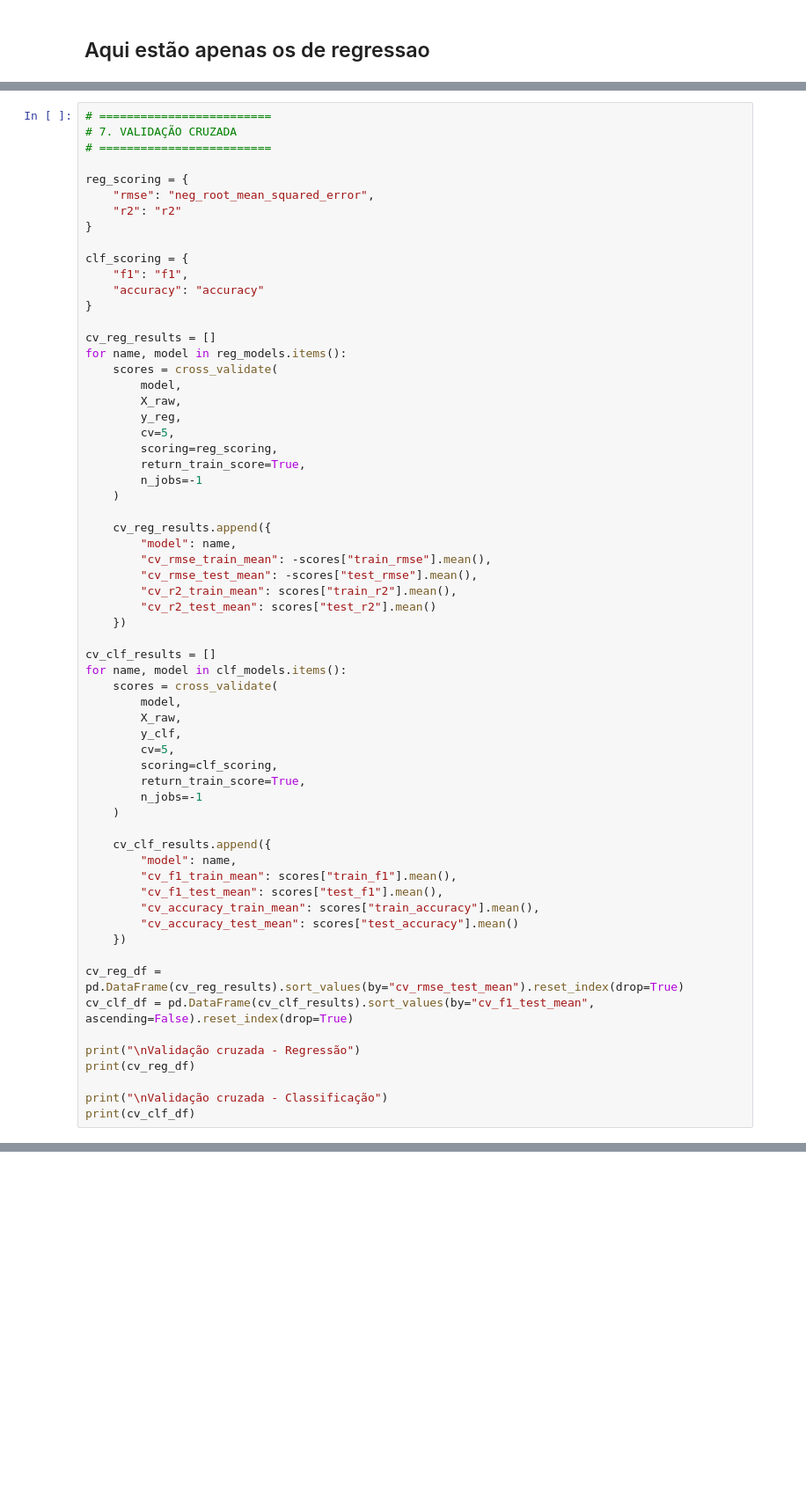
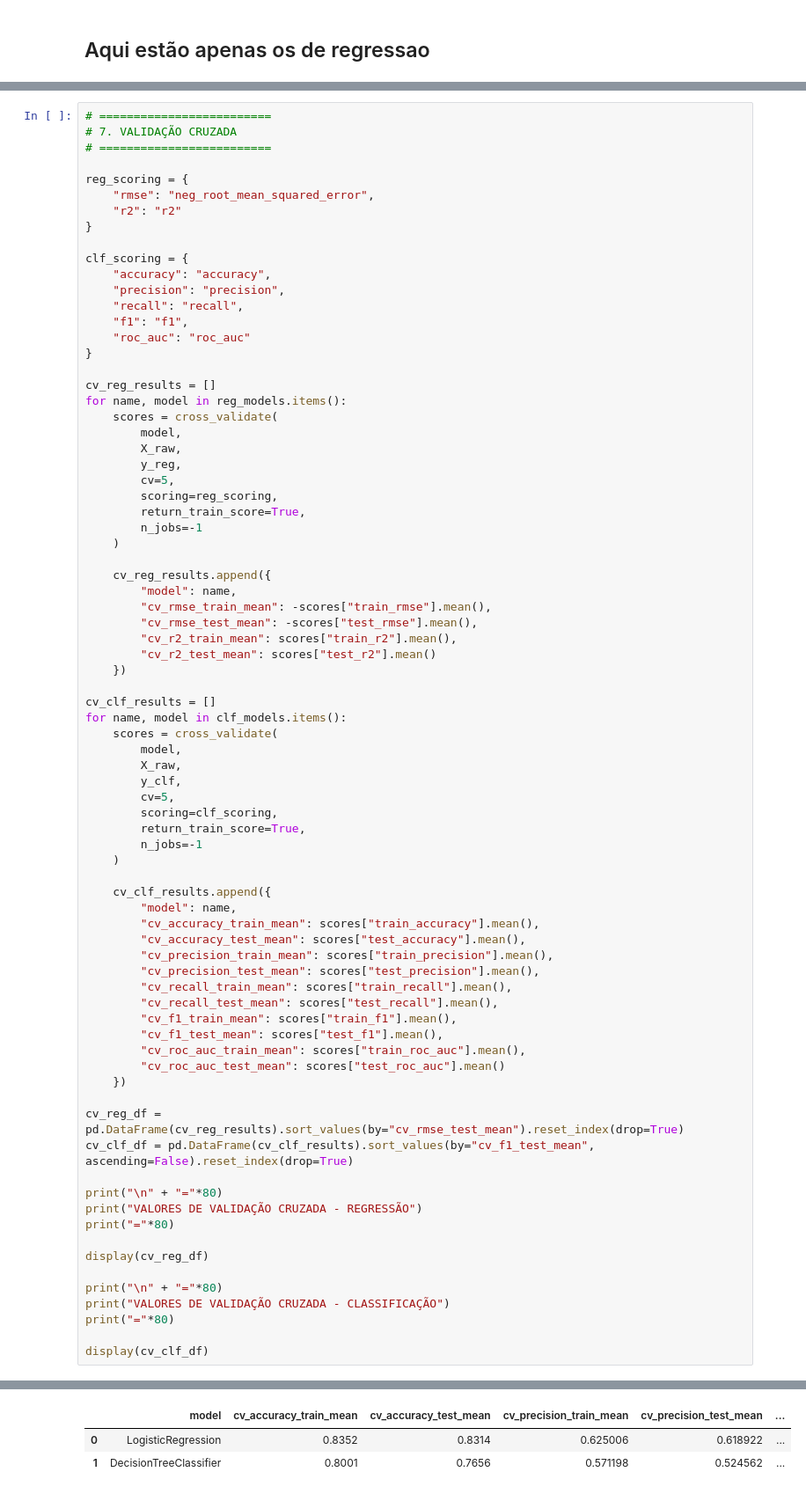
Before and after one commit to gcsoares24/uni-machine-learning-fundamentals, a Jupyter notebook: paraTestes.ipynb, the cells around one changed output, grey strips where cells are left out. Shown at 88% size. Saved outputs shown, nothing was run; the diff lists cells and outputs as text; blank space fills up the shorter version.

```diff
--- a/paraTestes.ipynb
+++ b/paraTestes.ipynb
@@ -912,8 +976,11 @@ reg_scoring = {
 }
 
 clf_scoring = {
+    "accuracy": "accuracy",
+    "precision": "precision",
+    "recall": "recall",
     "f1": "f1",
-    "accuracy": "accuracy"
+    "roc_auc": "roc_auc"
 }
 
 cv_reg_results = []
@@ -950,17 +1017,30 @@ for name, model in clf_models.items():
 
     cv_clf_results.append({
         "model": name,
+        "cv_accuracy_train_mean": scores["train_accuracy"].mean(),
+        "cv_accuracy_test_mean": scores["test_accuracy"].mean(),
+        "cv_precision_train_mean": scores["train_precision"].mean(),
+        "cv_precision_test_mean": scores["test_precision"].mean(),
+        "cv_recall_train_mean": scores["train_recall"].mean(),
+        "cv_recall_test_mean": scores["test_recall"].mean(),
         "cv_f1_train_mean": scores["train_f1"].mean(),
         "cv_f1_test_mean": scores["test_f1"].mean(),
-        "cv_accuracy_train_mean": scores["train_accuracy"].mean(),
-        "cv_accuracy_test_mean": scores["test_accuracy"].mean()
+        "cv_roc_auc_train_mean": scores["train_roc_auc"].mean(),
+        "cv_roc_auc_test_mean": scores["test_roc_auc"].mean()
     })
 
 cv_reg_df = pd.DataFrame(cv_reg_results).sort_values(by="cv_rmse_test_mean").reset_index(drop=True)
 cv_clf_df = pd.DataFrame(cv_clf_results).sort_values(by="cv_f1_test_mean", ascending=False).reset_index(drop=True)
 
-print("\nValidação cruzada - Regressão")
-print(cv_reg_df)
+print("\n" + "="*80)
+print("VALORES DE VALIDAÇÃO CRUZADA - REGRESSÃO")
+print("="*80)
 
-print("\nValidação cruzada - Classificação")
-print(cv_clf_df)
+display(cv_reg_df)
+
+print("\n" + "="*80)
+print("VALORES DE VALIDAÇÃO CRUZADA - CLASSIFICAÇÃO")
+print("="*80)
+
+display(cv_clf_df)
+# %% [output]
@@ -967,2 +1056,5 @@ print(cv_clf_df)
+|  | model | cv_accuracy_train_mean | cv_accuracy_test_mean | cv_precision_train_mean | cv_precision_test_mean | ... |
+| 0 | LogisticRegression | 0.8352 | 0.8314 | 0.625006 | 0.618922 | ... |
+| 1 | DecisionTreeClassifier | 0.8001 | 0.7656 | 0.571198 | 0.524562 | ... |
 # %%
 # =========================
```
Also changed, not shown: parts of 8 cells of this notebook, 2 other files.
